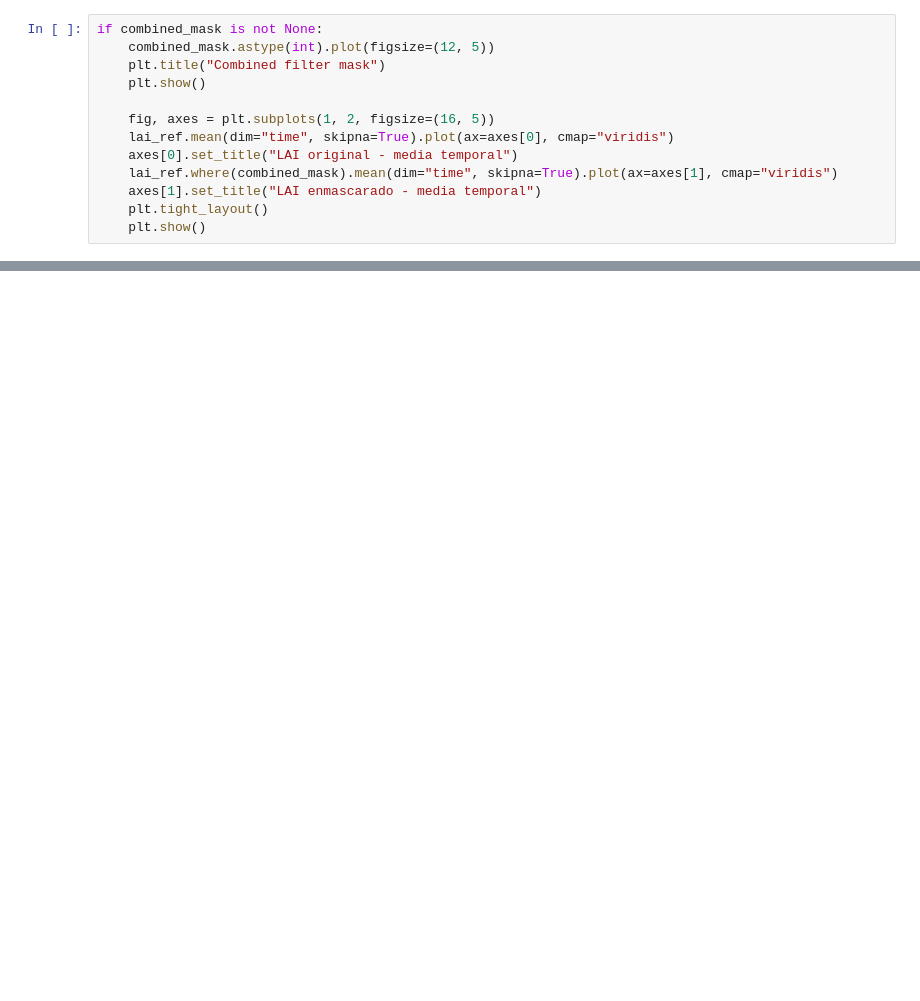
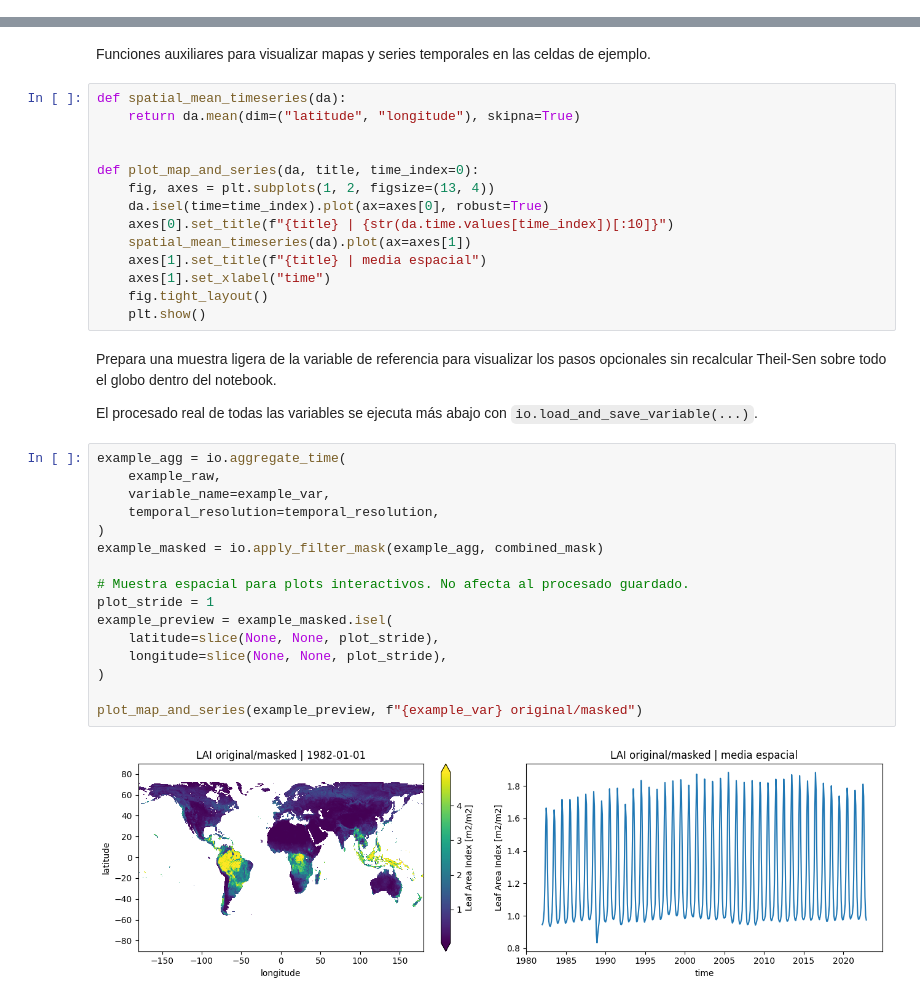
Before and after one commit to garciadd/profecia, a Jupyter notebook: notebooks/data.ipynb, the cells around one changed output, grey strips where cells are left out. Saved outputs shown, nothing was run; the diff lists cells and outputs as text; blank space fills up the shorter version.

```diff
--- a/notebooks/data.ipynb
+++ b/notebooks/data.ipynb
@@ -126,13 +0,0 @@ mask_info
-# %%
-if combined_mask is not None:
-    combined_mask.astype(int).plot(figsize=(12, 5))
-    plt.title("Combined filter mask")
-    plt.show()
-
-    fig, axes = plt.subplots(1, 2, figsize=(16, 5))
-    lai_ref.mean(dim="time", skipna=True).plot(ax=axes[0], cmap="viridis")
-    axes[0].set_title("LAI original - media temporal")
-    lai_ref.where(combined_mask).mean(dim="time", skipna=True).plot(ax=axes[1], cmap="viridis")
-    axes[1].set_title("LAI enmascarado - media temporal")
-    plt.tight_layout()
-    plt.show()
@@ -220,0 +132,38 @@ Output dir: /home/dani/github/profecia/data/processed/land_ebf_bs_annual
+# %% [markdown]
+Funciones auxiliares para visualizar mapas y series temporales en las celdas de ejemplo.
+# %%
+def spatial_mean_timeseries(da):
+    return da.mean(dim=("latitude", "longitude"), skipna=True)
+
+
+def plot_map_and_series(da, title, time_index=0):
+    fig, axes = plt.subplots(1, 2, figsize=(13, 4))
+    da.isel(time=time_index).plot(ax=axes[0], robust=True)
+    axes[0].set_title(f"{title} | {str(da.time.values[time_index])[:10]}")
+    spatial_mean_timeseries(da).plot(ax=axes[1])
+    axes[1].set_title(f"{title} | media espacial")
+    axes[1].set_xlabel("time")
+    fig.tight_layout()
+    plt.show()
+# %% [markdown]
+Prepara una muestra ligera de la variable de referencia para visualizar los pasos opcionales sin recalcular Theil-Sen sobre todo el globo dentro del notebook.
+
+El procesado real de todas las variables se ejecuta más abajo con `io.load_and_save_variable(...)`.
+# %%
+example_agg = io.aggregate_time(
+    example_raw,
+    variable_name=example_var,
+    temporal_resolution=temporal_resolution,
+)
+example_masked = io.apply_filter_mask(example_agg, combined_mask)
+
+# Muestra espacial para plots interactivos. No afecta al procesado guardado.
+plot_stride = 1
+example_preview = example_masked.isel(
+    latitude=slice(None, None, plot_stride),
+    longitude=slice(None, None, plot_stride),
+)
+
+plot_map_and_series(example_preview, f"{example_var} original/masked")
+# %% [output]
+[figure, added]
```
Also changed, not shown: parts of 38 cells of this notebook, 17 other files.
